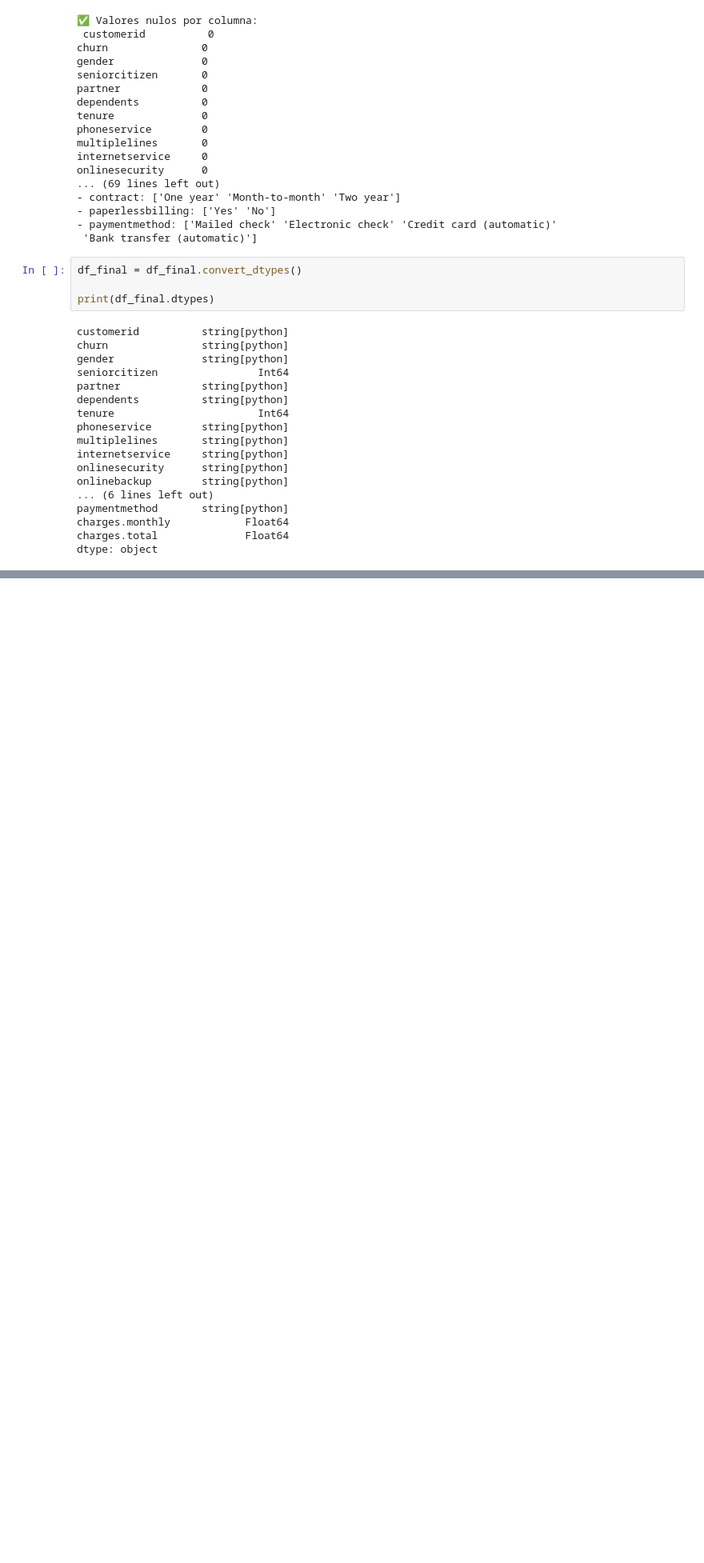
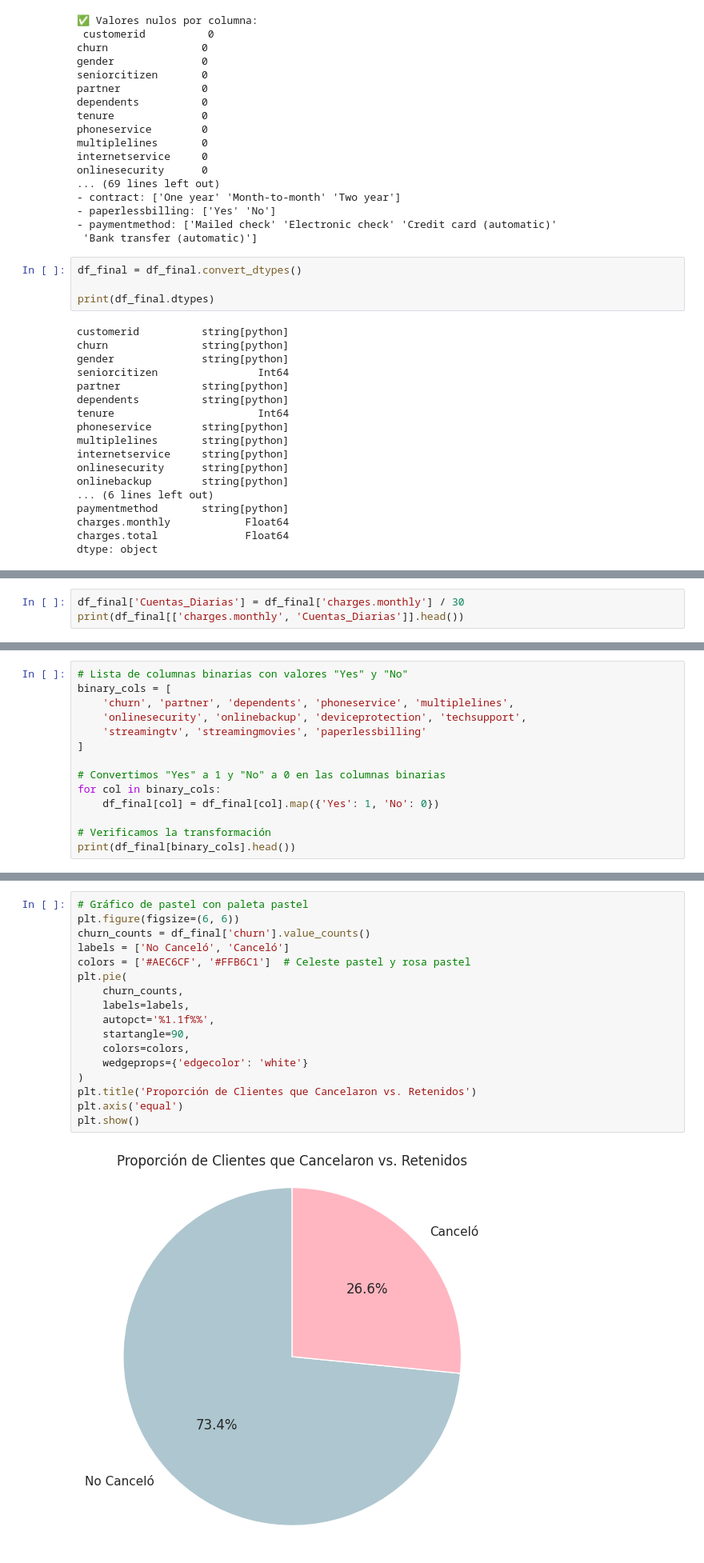
Before and after one commit to YajaGen/Challenge-Telecom, a Jupyter notebook: Telecom.ipynb, the cells around one changed output, grey strips where cells are left out. Shown at 80% size. Drawn from its saved outputs; the diff is of its cells as text; blank space fills up the shorter version.

```diff
--- a/Telecom.ipynb
+++ b/Telecom.ipynb
@@ -227,0 +238,3 @@ dtype: object
+# %%
+df_final['Cuentas_Diarias'] = df_final['charges.monthly'] / 30
+print(df_final[['charges.monthly', 'Cuentas_Diarias']].head())
@@ -227,0 +260,14 @@ dtype: object
+# %%
+# Lista de columnas binarias con valores "Yes" y "No"
+binary_cols = [
+    'churn', 'partner', 'dependents', 'phoneservice', 'multiplelines',
+    'onlinesecurity', 'onlinebackup', 'deviceprotection', 'techsupport',
+    'streamingtv', 'streamingmovies', 'paperlessbilling'
+]
+
+# Convertimos "Yes" a 1 y "No" a 0 en las columnas binarias
+for col in binary_cols:
+    df_final[col] = df_final[col].map({'Yes': 1, 'No': 0})
+
+# Verificamos la transformación
+print(df_final[binary_cols].head())
@@ -227,0 +329,19 @@ dtype: object
+# %%
+# Gráfico de pastel con paleta pastel
+plt.figure(figsize=(6, 6))
+churn_counts = df_final['churn'].value_counts()
+labels = ['No Canceló', 'Canceló']
+colors = ['#AEC6CF', '#FFB6C1']  # Celeste pastel y rosa pastel
+plt.pie(
+    churn_counts,
+    labels=labels,
+    autopct='%1.1f%%',
+    startangle=90,
+    colors=colors,
+    wedgeprops={'edgecolor': 'white'}
+)
+plt.title('Proporción de Clientes que Cancelaron vs. Retenidos')
+plt.axis('equal')
+plt.show()
+# %% [output]
+[figure, added]
```
Also changed, not shown: parts of 16 cells of this notebook.
